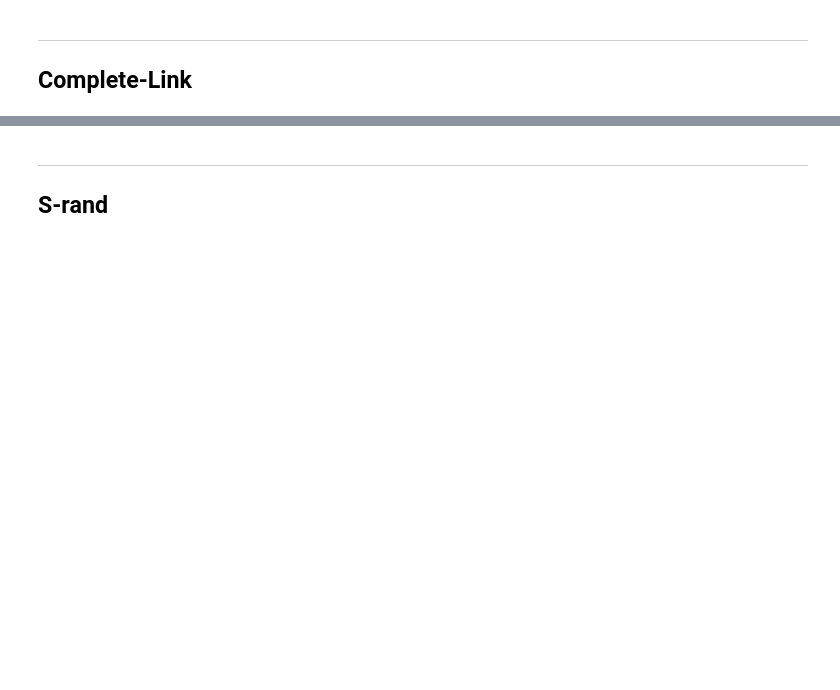
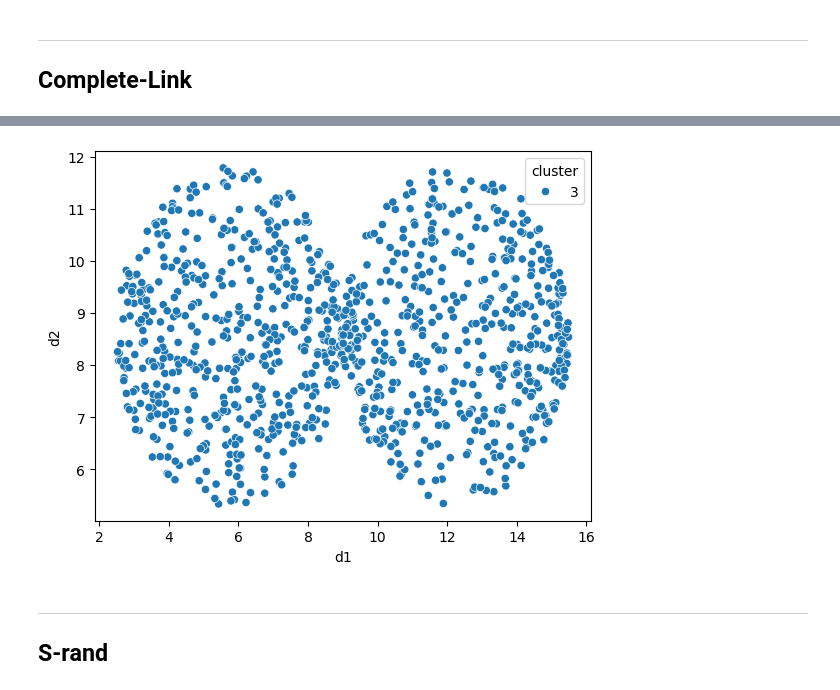
Before and after one commit to biarog/Trabalho-de-IA, a Jupyter notebook: AlgoritmosAgrupamento.ipynb, the cells around one changed output, grey strips where cells are left out. Saved outputs shown, nothing was run; the diff lists cells and outputs as text; code cells hidden in the pictures; blank space fills up the shorter version.

```diff
--- a/AlgoritmosAgrupamento.ipynb
+++ b/AlgoritmosAgrupamento.ipynb
@@ -370,7 +395,7 @@ coluna:  6
 # %%
-df = create_df(dados, numero_clusters)
-plot_grouped_data(df, numero_clusters)
 export_dataframe(df, 'complete_link', nome_arquivo)
+# %% [output]
+[figure, added]
 # %% [markdown]
 ---
 ## S-rand
```
Also changed, not shown: parts of 8 cells of this notebook, 2 other files.
